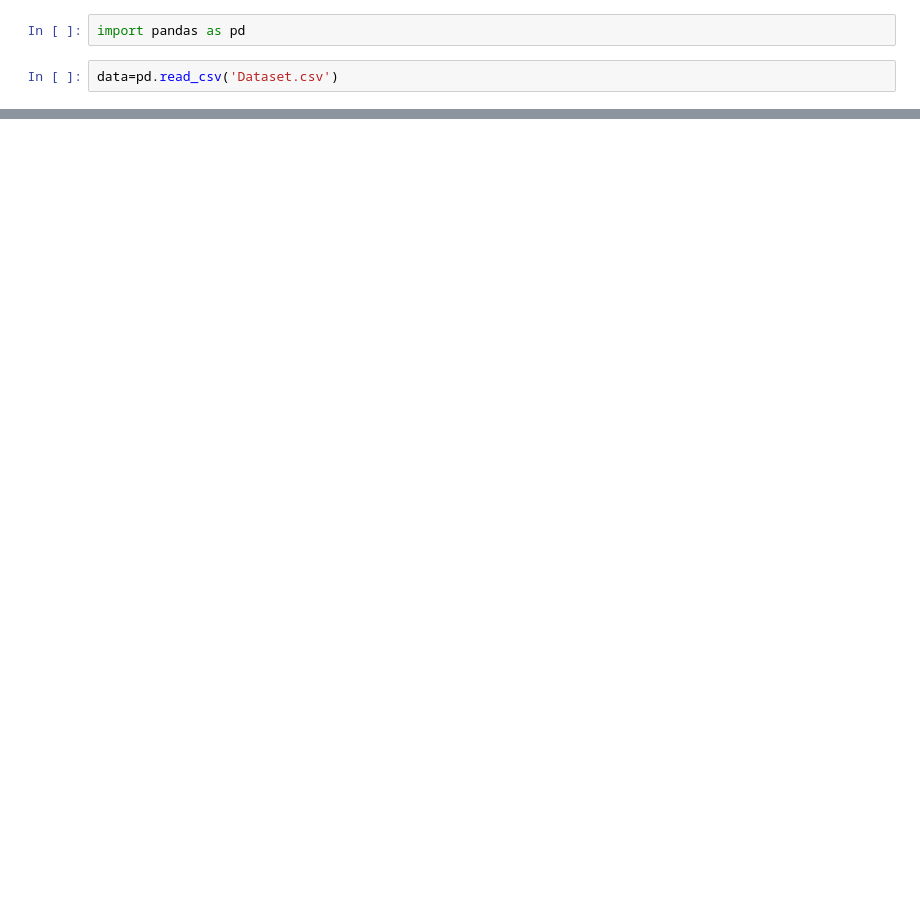
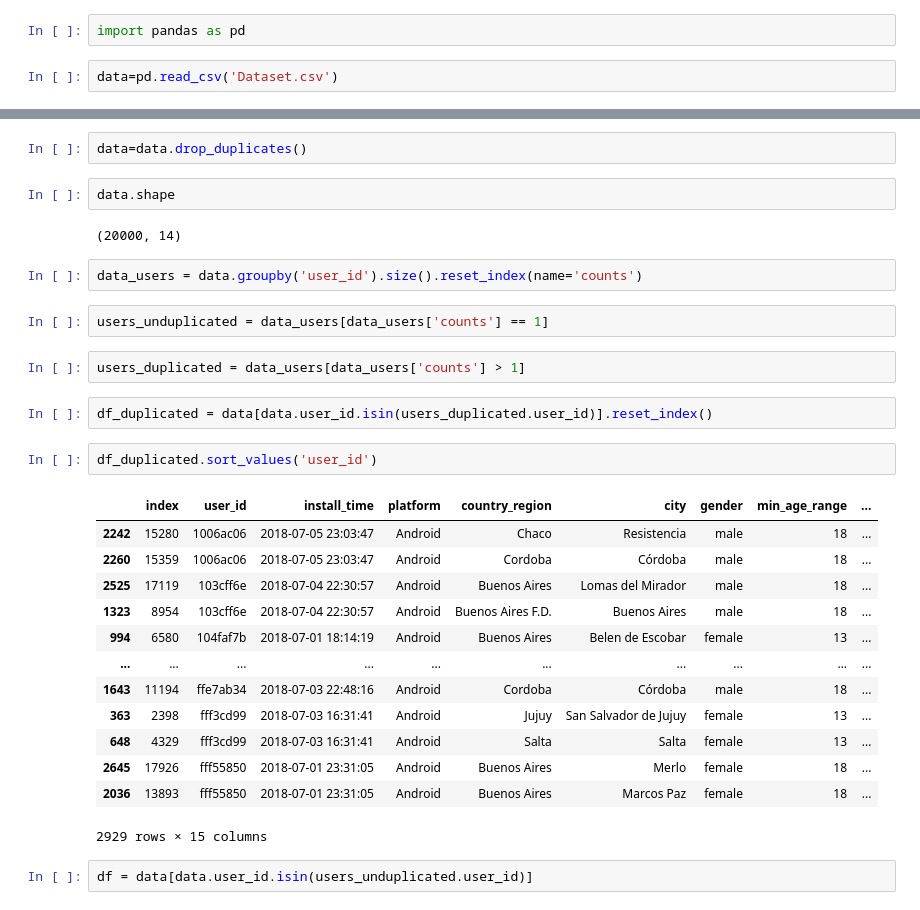
Before and after one commit to nicosposaro/etermax_challenge, a Jupyter notebook: etermax.ipynb, the cells around one changed output, grey strips where cells are left out. Drawn from its saved outputs; the diff is of its cells as text; blank space fills up the shorter version.

```diff
--- a/etermax.ipynb
+++ b/etermax.ipynb
@@ -15,0 +59,32 @@ data.head(5)
+# %%
+data=data.drop_duplicates()
+# %%
+data.shape
+# %% [output]
+(20000, 14)
+# %%
+data_users = data.groupby('user_id').size().reset_index(name='counts')
+# %%
+users_unduplicated = data_users[data_users['counts'] == 1]
+# %%
+users_duplicated = data_users[data_users['counts'] > 1]
+# %%
+df_duplicated = data[data.user_id.isin(users_duplicated.user_id)].reset_index()
+# %%
+df_duplicated.sort_values('user_id')
+# %% [output]
+|  | index | user_id | install_time | platform | country_region | city | gender | min_age_range | ... |
+| 2242 | 15280 | 1006ac06 | 2018-07-05 23:03:47 | Android | Chaco | Resistencia | male | 18 | ... |
+| 2260 | 15359 | 1006ac06 | 2018-07-05 23:03:47 | Android | Cordoba | Córdoba | male | 18 | ... |
+| 2525 | 17119 | 103cff6e | 2018-07-04 22:30:57 | Android | Buenos Aires | Lomas del Mirador | male | 18 | ... |
+| 1323 | 8954 | 103cff6e | 2018-07-04 22:30:57 | Android | Buenos Aires F.D. | Buenos Aires | male | 18 | ... |
+| 994 | 6580 | 104faf7b | 2018-07-01 18:14:19 | Android | Buenos Aires | Belen de Escobar | female | 13 | ... |
+| ... | ... | ... | ... | ... | ... | ... | ... | ... | ... |
+| 1643 | 11194 | ffe7ab34 | 2018-07-03 22:48:16 | Android | Cordoba | Córdoba | male | 18 | ... |
+| 363 | 2398 | fff3cd99 | 2018-07-03 16:31:41 | Android | Jujuy | San Salvador de Jujuy | female | 13 | ... |
+| 648 | 4329 | fff3cd99 | 2018-07-03 16:31:41 | Android | Salta | Salta | female | 13 | ... |
+| 2645 | 17926 | fff55850 | 2018-07-01 23:31:05 | Android | Buenos Aires | Merlo | female | 18 | ... |
+| 2036 | 13893 | fff55850 | 2018-07-01 23:31:05 | Android | Buenos Aires | Marcos Paz | female | 18 | ... |
+2929 rows × 15 columns
+# %%
+df = data[data.user_id.isin(users_unduplicated.user_id)]
```
Also changed, not shown: parts of 17 cells of this notebook.
